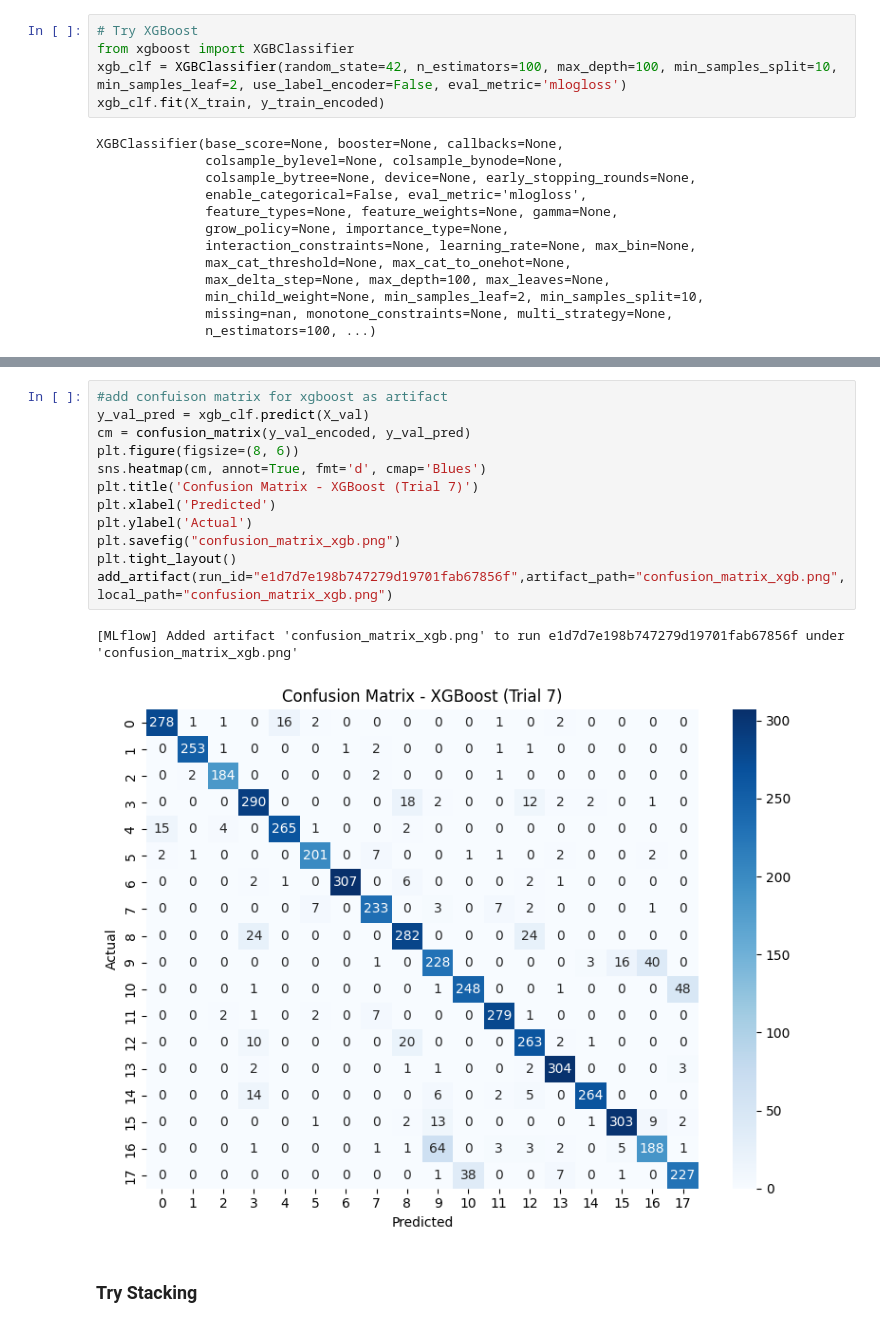
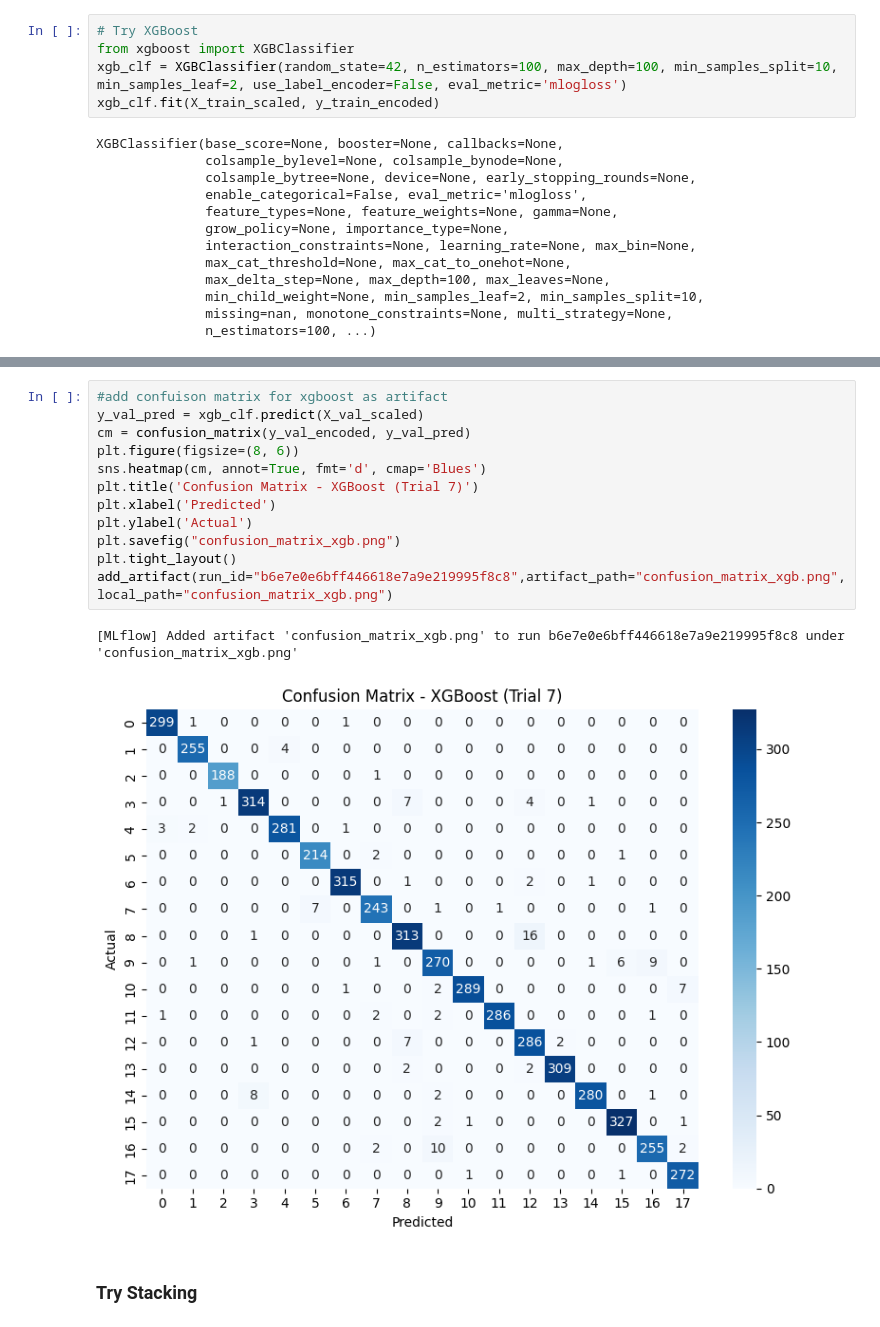
Before and after one commit to Fayad-nullPointer/hand_guestuires, a Jupyter notebook: notebook.ipynb, the cells around one changed output, grey strips where cells are left out. Saved outputs shown, nothing was run; the diff lists cells and outputs as text.

Commit message:
V1_Fianl from notebook that contain models traning andmodels testing Tracked with MLflow

```diff
--- a/notebook.ipynb
+++ b/notebook.ipynb
@@ -574,7 +574,7 @@ print("Best Decision Tree Model:", best_dt)
 # Try XGBoost
 from xgboost import XGBClassifier
 xgb_clf = XGBClassifier(random_state=42, n_estimators=100, max_depth=100, min_samples_split=10, min_samples_leaf=2, use_label_encoder=False, eval_metric='mlogloss')
-xgb_clf.fit(X_train, y_train_encoded)
+xgb_clf.fit(X_train_scaled, y_train_encoded)
 # %% [output]
 XGBClassifier(base_score=None, booster=None, callbacks=None,
               colsample_bylevel=None, colsample_bynode=None,
@@ -630,18 +656,18 @@ track_model(xgb_clf,"XGBoost_model_without_scaling", X_train, y_train_encoded, X
 # %%
 #add confuison matrix for xgboost as artifact
-y_val_pred = xgb_clf.predict(X_val)
+y_val_pred = xgb_clf.predict(X_val_scaled)
 cm = confusion_matrix(y_val_encoded, y_val_pred)
 plt.figure(figsize=(8, 6))
 sns.heatmap(cm, annot=True, fmt='d', cmap='Blues')
 plt.title('Confusion Matrix - XGBoost (Trial 7)')
 plt.xlabel('Predicted')
 plt.ylabel('Actual')
 plt.savefig("confusion_matrix_xgb.png")
 plt.tight_layout()
-add_artifact(run_id="e1d7d7e198b747279d19701fab67856f",artifact_path="confusion_matrix_xgb.png",local_path="confusion_matrix_xgb.png")
+add_artifact(run_id="b6e7e0e6bff446618e7a9e219995f8c8",artifact_path="confusion_matrix_xgb.png",local_path="confusion_matrix_xgb.png")
 # %% [output]
-[MLflow] Added artifact 'confusion_matrix_xgb.png' to run e1d7d7e198b747279d19701fab67856f under 'confusion_matrix_xgb.png'
+[MLflow] Added artifact 'confusion_matrix_xgb.png' to run b6e7e0e6bff446618e7a9e219995f8c8 under 'confusion_matrix_xgb.png'
-[figure, old version]
+[figure, new version]
 # %% [markdown]
 ### Try Stacking
 # %%
```
Also changed, not shown: parts of 20 cells of this notebook.
